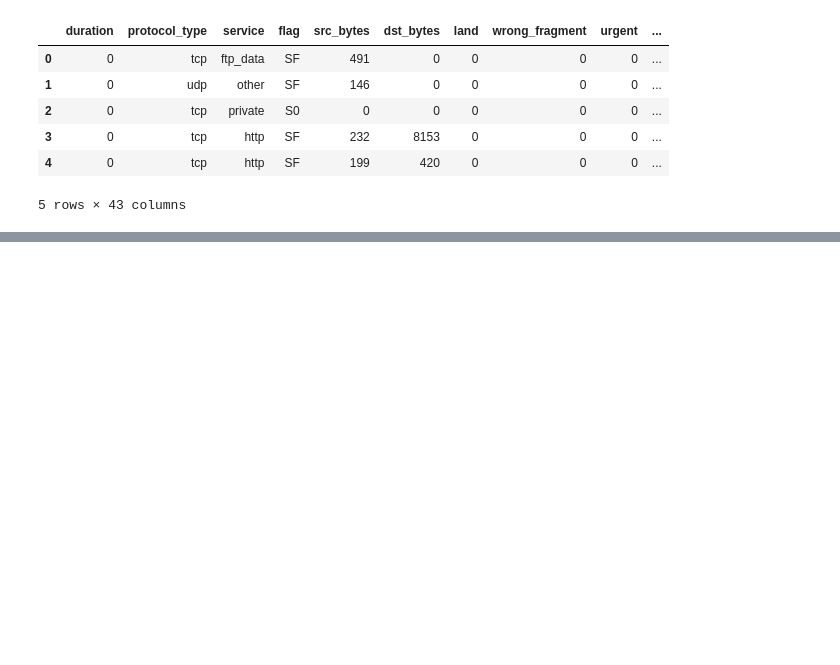
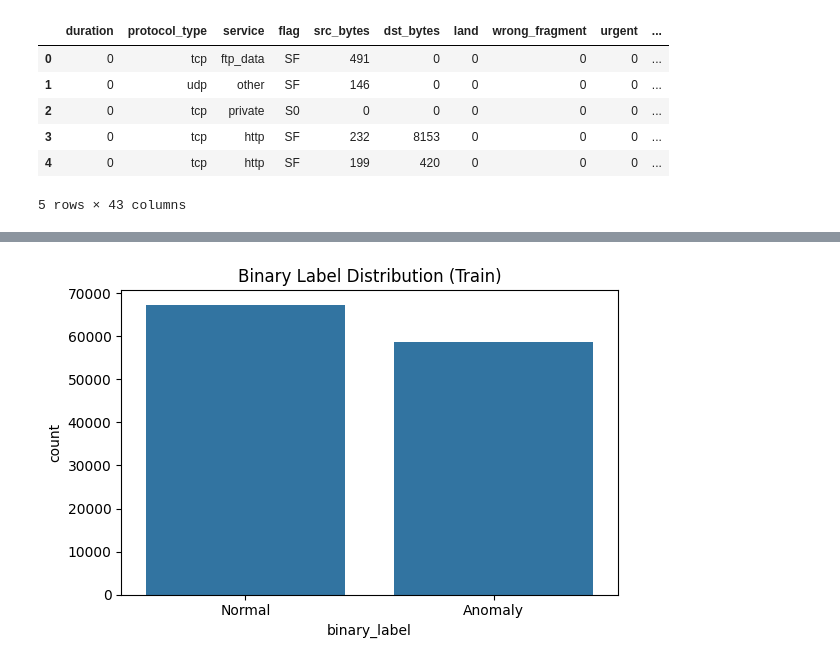
Before and after one commit to Mad03633/NetGuard, a Jupyter notebook: notebook/main.ipynb, the cells around one changed output, grey strips where cells are left out. Drawn from its saved outputs; the diff is of its cells as text; code cells hidden in the pictures; blank space fills up the shorter version.

Commit message:
add: distribution and corr_heatmap figures

```diff
--- a/notebook/main.ipynb
+++ b/notebook/main.ipynb
@@ -56,0 +94,28 @@ Test shape: (22544, 43)
+# %%
+dos_attacks = ['back', 'land', 'neptune', 'pod', 'smurf', 'teardrop', 'mailbomb',
+               'apache2', 'processtable', 'udpstorm']
+probe_attacks = ['ipsweep', 'nmap', 'portsweep', 'satan', 'mscan', 'saint']
+r2l_attacks = ['ftp_write', 'guess_passwd', 'imap', 'multihop', 'phf', 'spy',
+               'warezclient', 'warezmaster', 'sendmail', 'named', 'snmpgetattack',
+               'snmpguess', 'xlock', 'xsnoop', 'worm']
+u2r_attacks = ['buffer_overflow', 'loadmodule', 'perl', 'rootkit', 'httptunnel',
+               'ps', 'sqlattack', 'xterm']
+
+def attack_category(label):
+    if label == "normal":
+        return "normal"
+    elif label in dos_attacks:
+        return "dos"
+    elif label in probe_attacks:
+        return "probe"
+    elif label in r2l_attacks:
+        return "r2l"
+    elif label in u2r_attacks:
+        return "u2r"
+    else:
+        return "other"
+
+train_df["attack_category"] = train_df["label"].apply(attack_category)
+test_df["attack_category"] = test_df["label"].apply(attack_category)
+
+train_df["attack_category"].value_counts()
@@ -56,0 +130,14 @@ Test shape: (22544, 43)
+# %%
+import matplotlib.pyplot as plt
+import seaborn as sns
+
+# EDA: binary label distribution
+plt.figure(figsize=(6,4))
+sns.countplot(x="binary_label", data=train_df)
+plt.title("Binary Label Distribution (Train)")
+plt.xticks([0,1], ["Normal", "Anomaly"])
+plt.tight_layout()
+plt.savefig("../results/figures/binary_distribution_train.png")
+plt.show()
+# %% [output]
+[figure, added]
```
Also changed, not shown: parts of 7 cells of this notebook, 3 other files.
